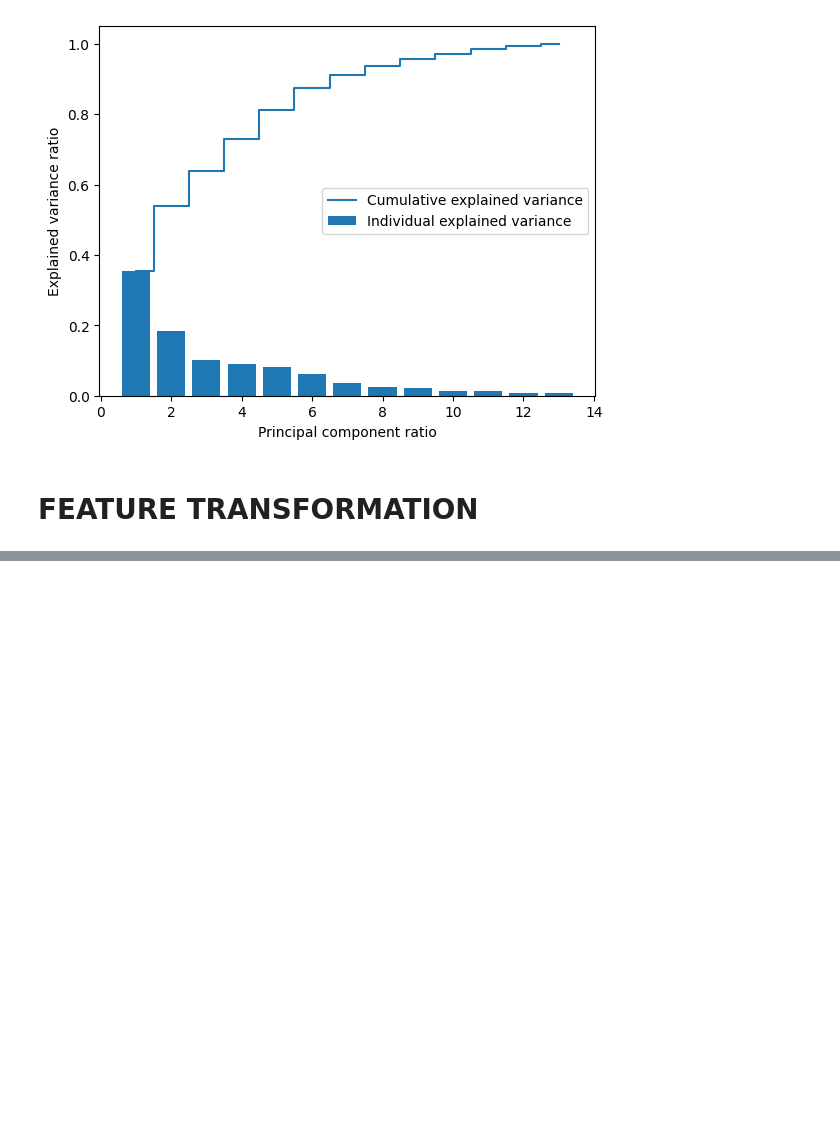
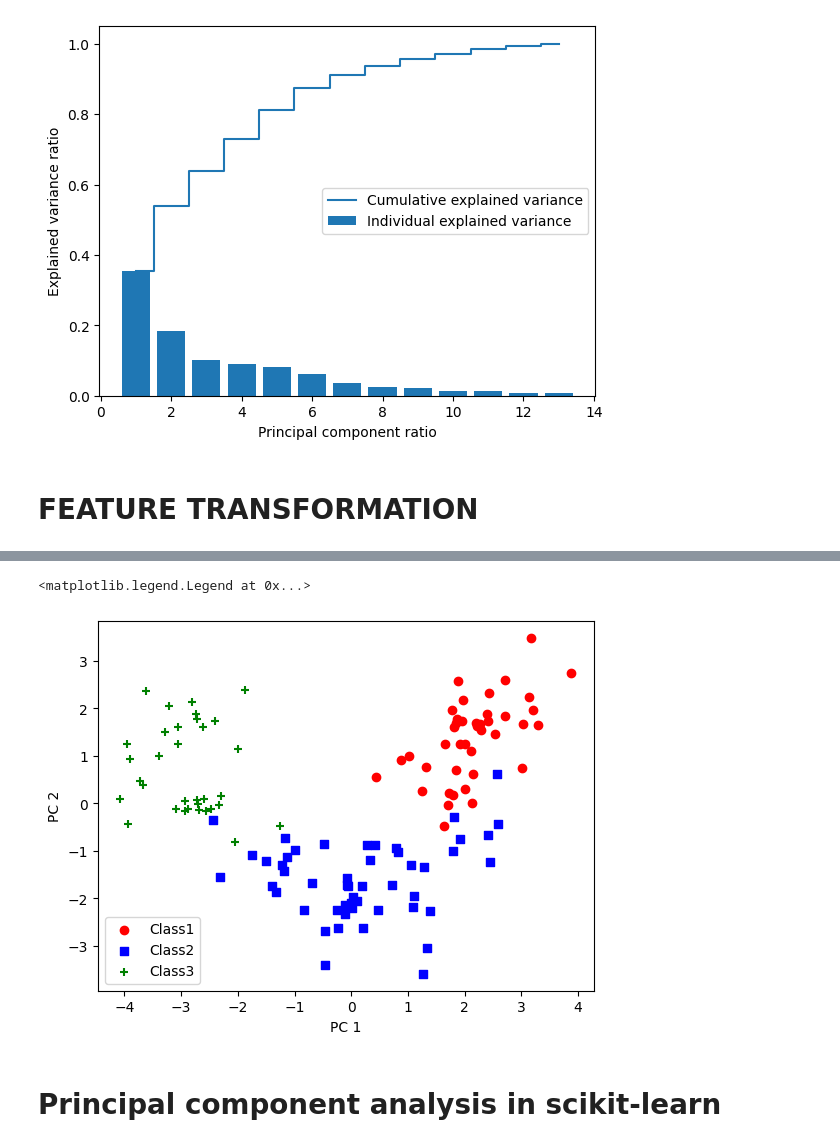
Before and after one commit to Wizard-hash2/Dimensionality-Reduction, a Jupyter notebook: principal_c_analysis.ipynb, the cells around one changed output, grey strips where cells are left out. Drawn from its saved outputs; the diff is of its cells as text; code cells hidden in the pictures; blank space fills up the shorter version.

```diff
--- a/principal_c_analysis.ipynb
+++ b/principal_c_analysis.ipynb
@@ -67,3 +56,11 @@ plt.legend(loc ='best')
 [figure]
 # %% [markdown]
 # FEATURE TRANSFORMATION
+# %%
+eigen_pairs = [(np.abs(eigen_val[i]), eigen_vect[:,i]) for i in range(len(eigen_val))]
+
+eigen_pairs.sort(key = lambda k: k[0], reverse = True)
+
+w= np.hstack((eigen_pairs[0][1][:,np.newaxis], eigen_pairs[1][1][:,np.newaxis]))
+
+print(w)
@@ -69,0 +81,16 @@ plt.legend(loc ='best')
+# %%
+x_train_pca = x_train_std.dot(w)
+color = ("r","b","g")
+markers = ("o","s","+")
+
+for l,c,m in zip(np.unique(y_train), color, markers):
+    plt.scatter(x_train_pca[y_train==l,0], x_train_pca[y_train==l,1], c = c, label = f"Class{l}", marker= m)
+
+plt.xlabel('PC 1')
+plt.ylabel('PC 2')
+plt.legend(loc = 'best')
+# %% [output]
+<matplotlib.legend.Legend at 0x...>
+[figure, added]
+# %% [markdown]
+# Principal component analysis in scikit-learn
```
Also changed, not shown: parts of 2 cells of this notebook.
